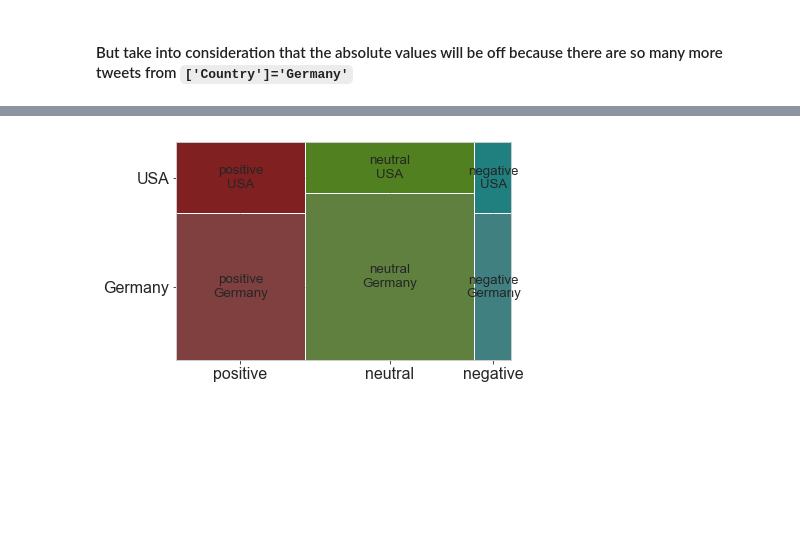
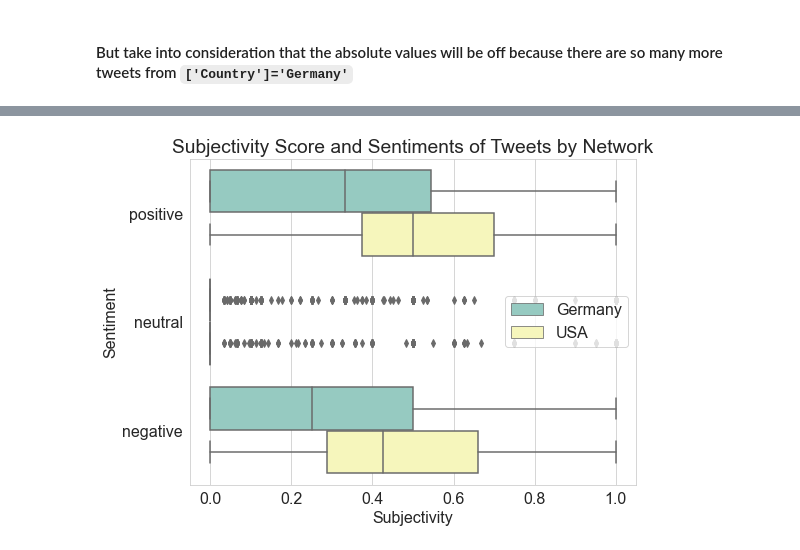
Before and after one commit to ksaslow/Ironhack-final-project, a Jupyter notebook: Visualizing-the-Twitter-Data.ipynb, the cells around one changed output, grey strips where cells are left out. Drawn from its saved outputs; the diff is of its cells as text; code cells hidden in the pictures; blank space fills up the shorter version.

```diff
--- a/Visualizing-the-Twitter-Data.ipynb
+++ b/Visualizing-the-Twitter-Data.ipynb
@@ -122,5 +125,0 @@ from statsmodels.graphics.mosaicplot import mosaic
-# %%
-plt.rcParams['font.size'] = 16.0
-mosaic(tweets_en, ['Sentiment'])
-mosaic(tweets_de, ['Sentiment'])
-plt.show()
@@ -130,6 +126,9 @@ plt.show()
-# %%
-plt.rcParams['font.size'] = 16.0
-mosaic(tweets_analysis, ['Sentiment', 'Country'])
-plt.show()
-# %% [output]
-[figure, removed]
+# %%
+fig, ax = plt.subplots(figsize=(8,6))
+sns.boxplot(x='Subjectivity', y='Sentiment', data=tweets_analysis, hue='Country')
+plt.title('Subjectivity Score and Sentiments of Tweets by Network')
+plt.legend(loc='center right')
+plt.savefig('subjectivity_by_country_boxchart.png')
+plt.show()
+# %% [output]
+[figure, added]
```
Also changed, not shown: parts of 11 cells of this notebook, 15 other files.
